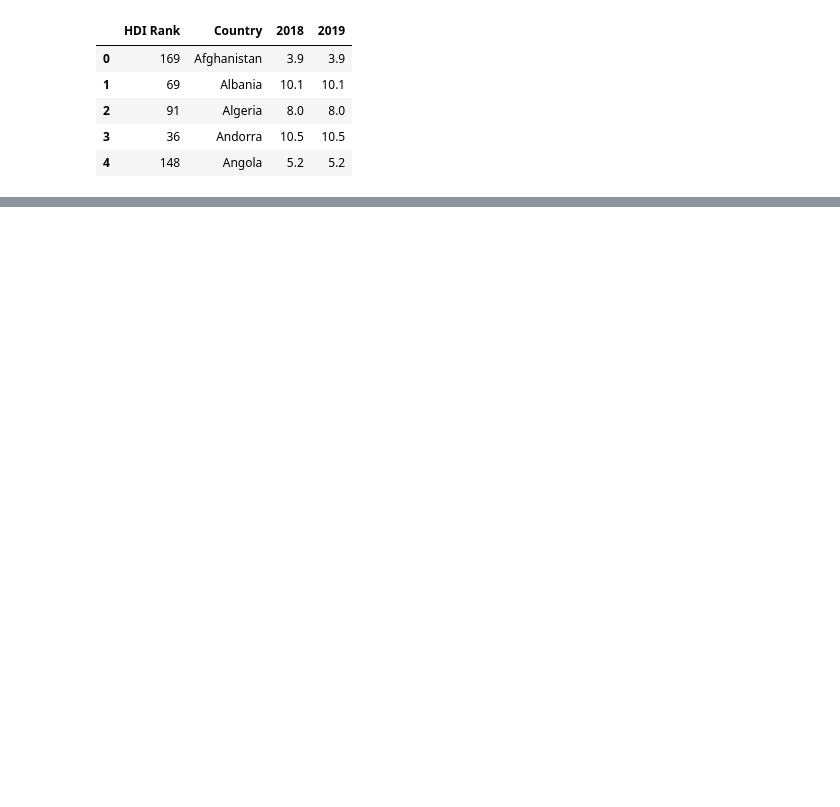
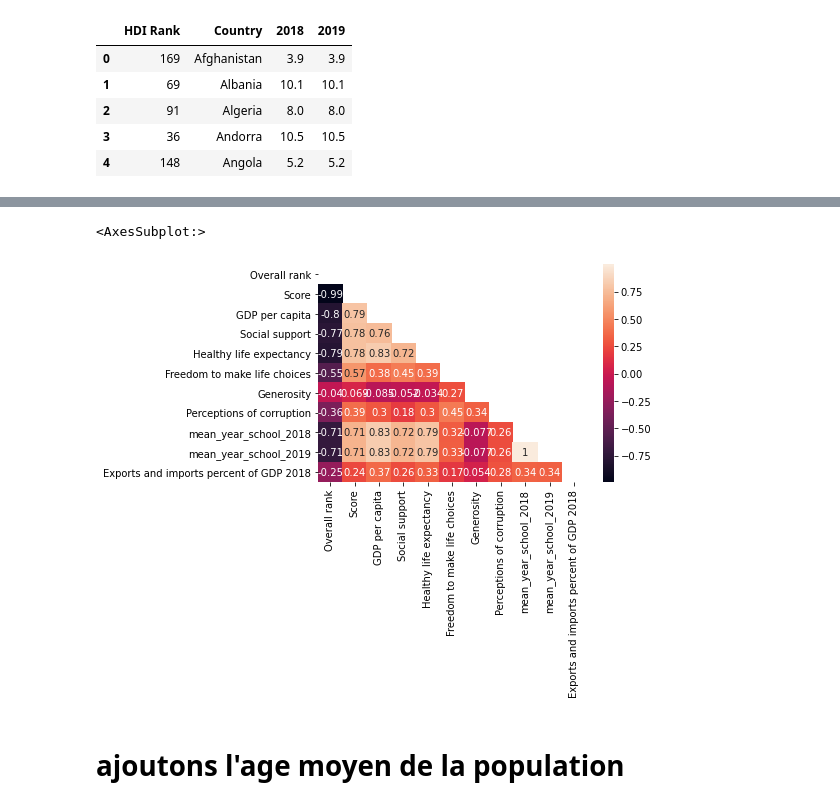
Before and after one commit to bourydamien/Projet_bonheur, a Jupyter notebook: Rapport_bonheur.ipynb, the cells around one changed output, grey strips where cells are left out. Drawn from its saved outputs; the diff is of its cells as text; code cells hidden in the pictures; blank space fills up the shorter version.

Commit message:
ajout

```diff
--- a/Rapport_bonheur.ipynb
+++ b/Rapport_bonheur.ipynb
@@ -576,0 +579,4 @@ dfb.to_csv('bonheur_avec_meanyearschooling.csv', index=False)
+# %%
+dfexp.rename(columns={'2018': 'Exports and imports percent of GDP 2018'}, inplace=True)
+# %%
+dfexp.dropna(inplace=True)
@@ -576,0 +637,14 @@ dfb.to_csv('bonheur_avec_meanyearschooling.csv', index=False)
+# %%
+dfexp['Exports and imports percent of GDP 2018']=dfexp['Exports and imports percent of GDP 2018'].astype('float')
+# %%
+merged_dfexp = pd.merge(dfb, dfexp , on="Country")
+merged_dfexp['Exports and imports percent of GDP 2018']=merged_dfexp['Exports and imports percent of GDP 2018'].astype('float')
+# %%
+mask=np.triu(merged_dfexp.corr())
+sns.heatmap(merged_dfexp.corr(), mask = mask, annot=True)
+#merged_dfexp.info()
+# %% [output]
+<AxesSubplot:>
+[figure, added]
+# %% [markdown]
+# ajoutons l'age moyen de la population
```
Also changed, not shown: parts of 56 cells of this notebook, 3 other files.
